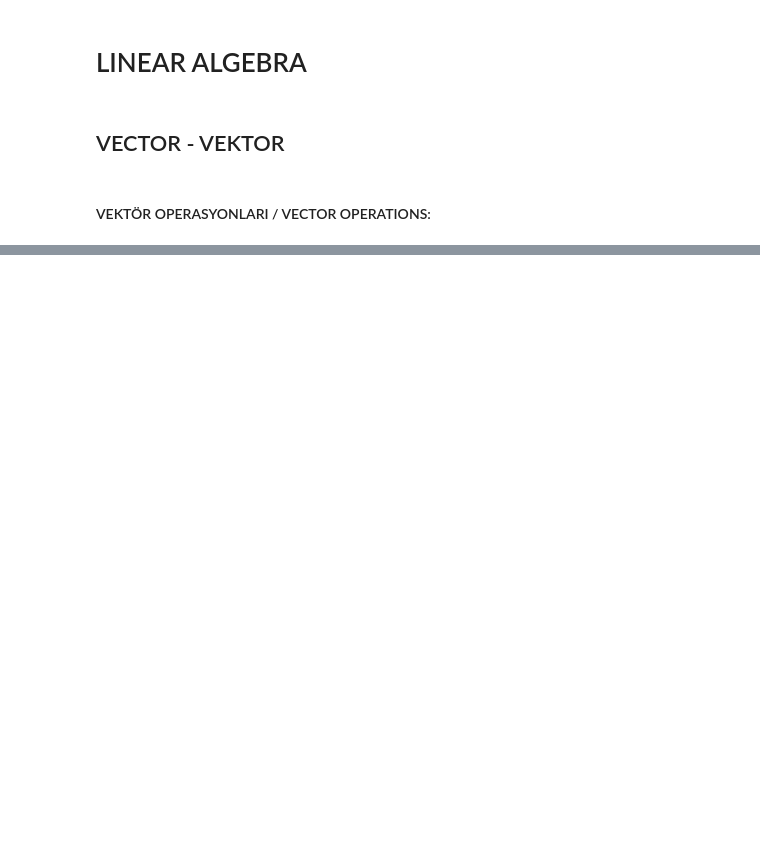
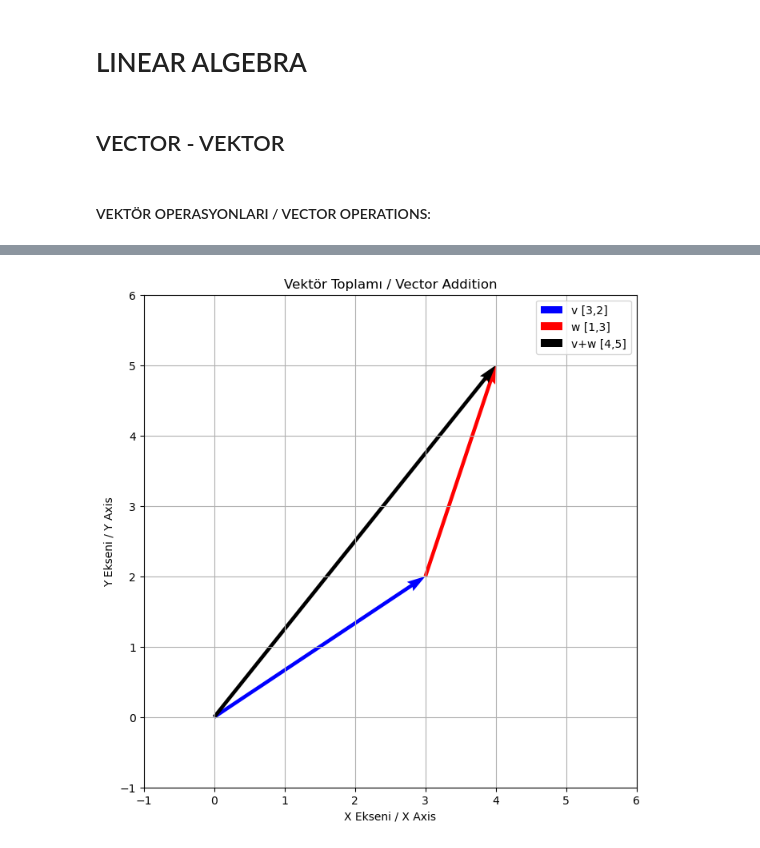
Before and after one commit to nailBestas/lispAi, a Jupyter notebook: 01_Python_Mathematics_and_Statistics/2_Mathematics/5-LinearAlgebra.ipynb, the cells around one changed output, grey strips where cells are left out. Cells and saved outputs as stored; diff of their text form; code cells hidden in the pictures; blank space fills up the shorter version.

```diff
--- a/01_Python_Mathematics_and_Statistics/2_Mathematics/5-LinearAlgebra.ipynb
+++ b/01_Python_Mathematics_and_Statistics/2_Mathematics/5-LinearAlgebra.ipynb
@@ -118,0 +149,91 @@ vektor_ozellikleri = {
+# %%
+import numpy as np
+import matplotlib.pyplot as plt
+
+v = np.array([3, 2])  #
+w = np.array([1, 3])
+R = v + w
+print("v + w =", R)   # [4 5]
+
+# VEKTÖRLERİ GÖSTERELİM / SHOW VECTORS --bir fugur uzerinde ve boyutunu yapalim
+plt.figure(figsize=(10, 8))
+
+# v vektörü: Mavi / Blue
+plt.quiver(0, 0, v[0], v[1], color='b', scale=1, scale_units='xy', angles='xy', label='v [3,2]')
+# BAŞLANGIÇ NOKTASI / STARTING POINT:
+#"0, 0" = "Vektörün başlangıç noktası / Vector's starting point"
+# → (0, 0) koordinatından başlıyor / starts from coordinate (0, 0)
+
+# VEKTÖR BİLEŞENLERİ / VECTOR COMPONENTS:
+#"v[0], v[1]" = "Vektörün x ve y bileşenleri / Vector's x and y components"
+# → v = [3, 2] olduğu için: v[0]=3 (x), v[1]=2 (y)
+
+# RENK / COLOR:
+# "color='b'" = "Mavi renk / Blue color"
+# # → 'b' = blue, 'r' = red, 'k' = black, 'g' = green
+
+# # ÖLÇEK AYARLARI / SCALE SETTINGS:
+# "scale=1" = "Vektör ölçeği / Vector scale"
+# "scale_units='xy'" = "Ölçek birimleri x-y koordinatlarında / Scale units in x-y coordinates"
+
+# # AÇI AYARI / ANGLE SETTING:
+# "angles='xy'" = "Açılar x-y koordinat sisteminde / Angles in x-y coordinate system"
+# # → Vektörün gerçek açısını korur / Preserves vector's actual angle
+
+# # ETİKET / LABEL:
+# "label='v [3,2]'" = "Gösterge etiketi / Legend label"
+# # → Grafikte "v [3,2]" olarak gözükecek / Will appear as "v [3,2]" on legend
+
+
+
+
+# w vektörü: Kırmızı / Red - v'nin bitiminden başlar / starts from v's end
+plt.quiver(v[0], v[1], w[0], w[1], color='r', scale=1, scale_units='xy', angles='xy', label='w [1,3]')
+
+# BAŞLANGIÇ NOKTASI FARKLI / DIFFERENT STARTING POINT:
+#"v[0], v[1]" = "v vektörünün bitim noktası / End point of vector v"
+# → v = [3, 2] olduğu için: (3, 2) noktasından başlıyor / starts from point (3, 2)
+
+# BİLEŞENLER w'DEN / COMPONENTS FROM w:
+#"w[0], w[1]" = "w vektörünün bileşenleri / Components of vector w"
+# → w = [1, 3] olduğu için: 1 birim sağa, 3 birim yukarı / 1 unit right, 3 units up
+
+# RENK / COLOR:
+#"color='r'" = "Kırmızı renk / Red color"
+
+# ETİKET / LABEL:
+#"label='w [1,3]'" = "w vektörü için etiket / Label for vector w"
+# Toplam vektör: Siyah / Black
+
+
+
+
+
+plt.quiver(0, 0, R[0], R[1], color='k', scale=1, scale_units='xy', angles='xy', label='v+w [4,5]')
+# BAŞLANGIÇ NOKTASI / STARTING POINT:
+#"0, 0" = "Orijinden başlar / Starts from origin"
+# → Tüm toplam vektörler orijinden başlar / All sum vectors start from origin
+
+# BİLEŞENLER R'DEN / COMPONENTS FROM R:
+#"R[0], R[1]" = "Toplam vektörün bileşenleri / Components of sum vector"
+# → R = v + w = [3+1, 2+3] = [4, 5]
+# → 4 birim sağa, 5 birim yukarı / 4 units right, 5 units up
+
+# RENK / COLOR:
+#"color='k'" = "Siyah renk / Black color"
+# → Toplam vektörü vurgulamak için / To emphasize the sum vector
+
+# ETİKET / LABEL:
+#"label='v+w [4,5]'" = "Toplam vektör etiketi / Sum vector label"
+# → Matematiksel ifadeyi gösterir / Shows mathematical expression
+
+
+plt.legend()
+plt.axis('square')
+plt.axis((-1, 6, -1, 6))  # Eksenleri ayarla / Adjust axes
+plt.grid(True)
+plt.title('Vektör Toplamı / Vector Addition')
+plt.xlabel('X Ekseni / X Axis')
+plt.ylabel('Y Ekseni / Y Axis')
+plt.show()
+# %% [output]
@@ -118,0 +241 @@ vektor_ozellikleri = {
+[figure, added]
```
Also changed, not shown: parts of 3 cells of this notebook.
